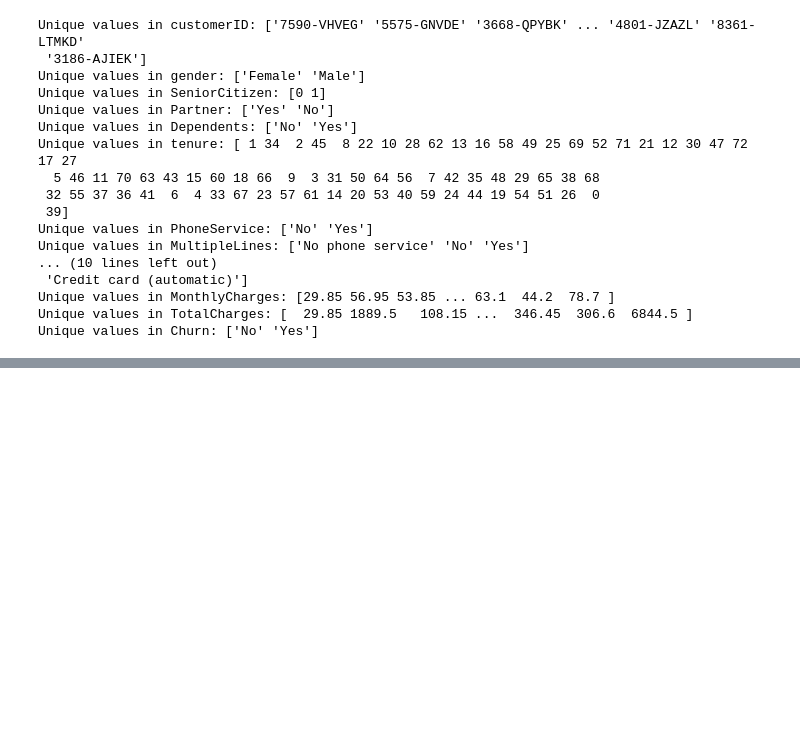
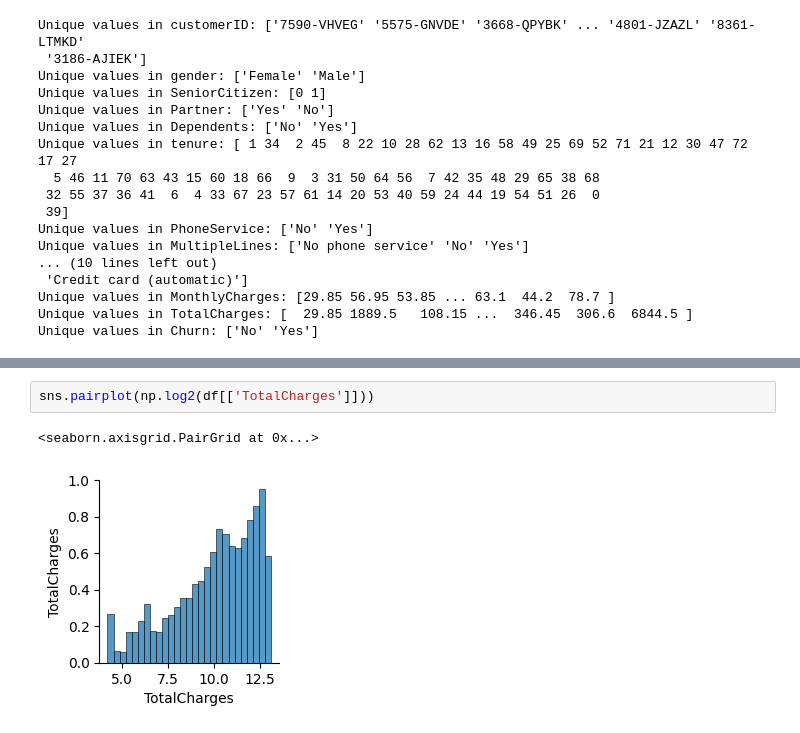
Before and after one commit to ImAleexDz/churn-preditction, a Jupyter notebook: churn-project.ipynb, the cells around one changed output, grey strips where cells are left out. Saved outputs shown, nothing was run; the diff lists cells and outputs as text; blank space fills up the shorter version.

```diff
--- a/churn-project.ipynb
+++ b/churn-project.ipynb
@@ -173,0 +207,5 @@ Unique values in Churn: ['No' 'Yes']
+# %%
+sns.pairplot(np.log2(df[['TotalCharges']]))
+# %% [output]
+<seaborn.axisgrid.PairGrid at 0x...>
+[figure, added]
```
Also changed, not shown: parts of 22 cells of this notebook.
